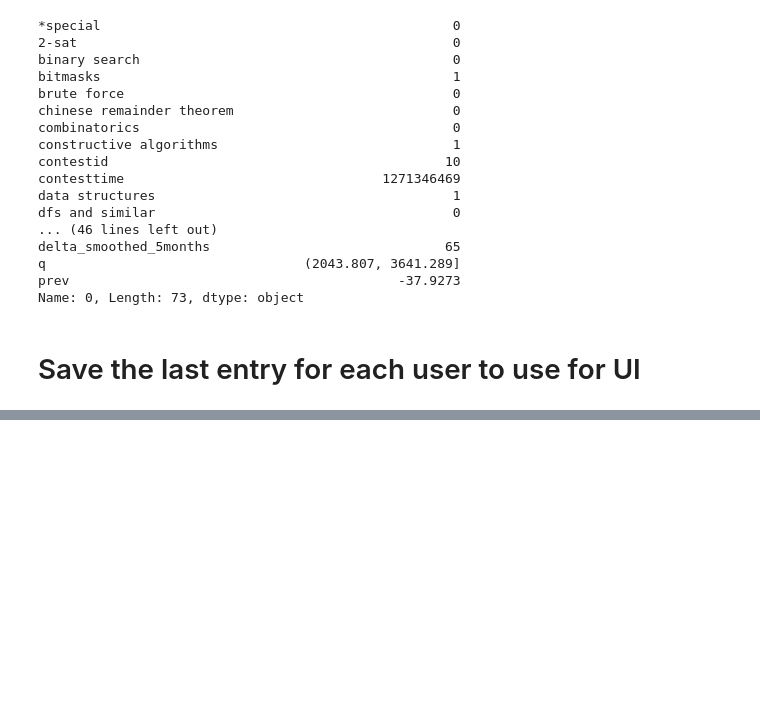
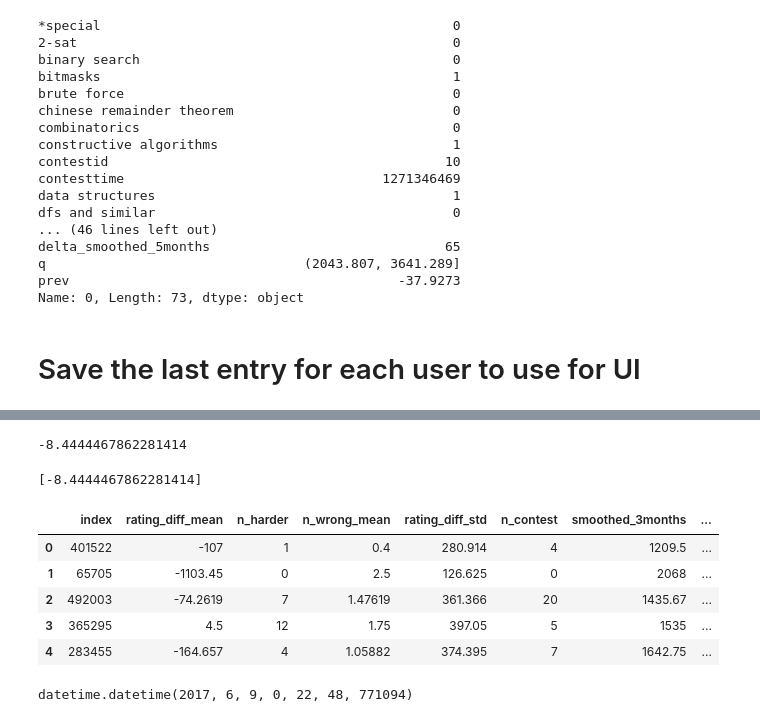
Before and after one commit to yjiao/codeforces_predict, a Jupyter notebook: linear_regression-timeaware.ipynb, the cells around one changed output, grey strips where cells are left out. Drawn from its saved outputs; the diff is of its cells as text; code cells hidden in the pictures; blank space fills up the shorter version.

```diff
--- a/linear_regression-timeaware.ipynb
+++ b/linear_regression-timeaware.ipynb
@@ -495,0 +580,2 @@ NameError: name 'last_training_example' is not defined
+# %%
+last_training.reset_index(inplace=True)
@@ -495,0 +584,4 @@ NameError: name 'last_training_example' is not defined
+# %%
+res.predict(x)
+# %% [output]
+-8.4444467862281414
@@ -495,0 +590,18 @@ NameError: name 'last_training_example' is not defined
+# %%
+print res.predicted_mean
+# %% [output]
+[-8.4444467862281414]
+# %%
+last_training.head()
+# %% [output]
+|  | index | rating_diff_mean | n_harder | n_wrong_mean | rating_diff_std | n_contest | smoothed_3months | ... |
+| 0 | 401522 | -107 | 1 | 0.4 | 280.914 | 4 | 1209.5 | ... |
+| 1 | 65705 | -1103.45 | 0 | 2.5 | 126.625 | 0 | 2068 | ... |
+| 2 | 492003 | -74.2619 | 7 | 1.47619 | 361.366 | 20 | 1435.67 | ... |
+| 3 | 365295 | 4.5 | 12 | 1.75 | 397.05 | 5 | 1535 | ... |
+| 4 | 283455 | -164.657 | 4 | 1.05882 | 374.395 | 7 | 1642.75 | ... |
+# %%
+import datetime
+datetime.datetime.now() - last_training.loc[0, 'rating']
+# %% [output]
+datetime.datetime(2017, 6, 9, 0, 22, 48, 771094)
```
Also changed, not shown: parts of 14 cells of this notebook, 16 other files.
